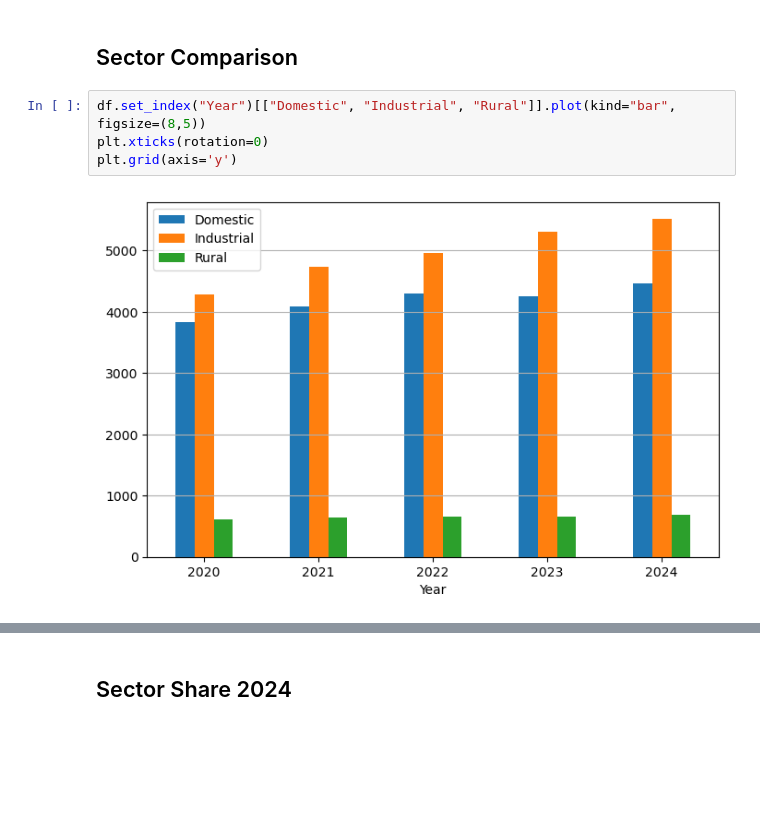
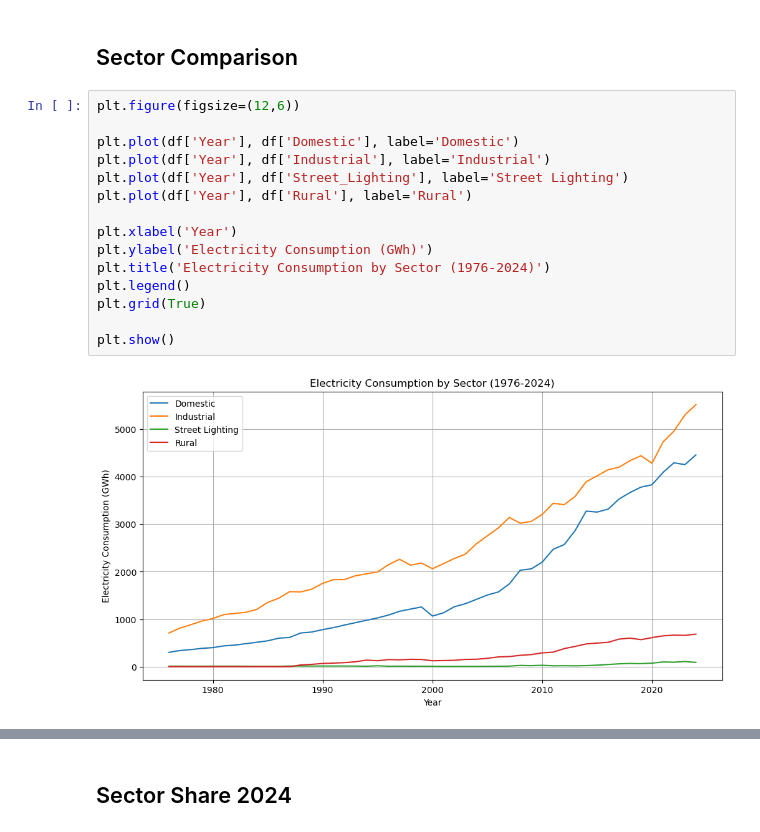
Before and after one commit to williamyego/kenya-energy-analysis, a Jupyter notebook: Kenya_Energy_Analysis(2020-2024).ipynb, the cells around one changed output, grey strips where cells are left out. Saved outputs shown, nothing was run; the diff lists cells and outputs as text; blank space fills up the shorter version.

```diff
--- a/Kenya_Energy_Analysis(2020-2024).ipynb
+++ b/Kenya_Energy_Analysis(2020-2024).ipynb
@@ -78,8 +79,19 @@ plt.show()
 # %% [markdown]
 ## Sector Comparison
 # %%
-df.set_index("Year")[["Domestic", "Industrial", "Rural"]].plot(kind="bar", figsize=(8,5))
-plt.xticks(rotation=0)
-plt.grid(axis='y')
+plt.figure(figsize=(12,6))
+
+plt.plot(df['Year'], df['Domestic'], label='Domestic')
+plt.plot(df['Year'], df['Industrial'], label='Industrial')
+plt.plot(df['Year'], df['Street_Lighting'], label='Street Lighting')
+plt.plot(df['Year'], df['Rural'], label='Rural')
+
+plt.xlabel('Year')
+plt.ylabel('Electricity Consumption (GWh)')
+plt.title('Electricity Consumption by Sector (1976-2024)')
+plt.legend()
+plt.grid(True)
+
+plt.show()
 # %% [output]
-[figure, old version]
+[figure, new version]
```
Also changed, not shown: parts of 27 cells of this notebook, 2 other files.
